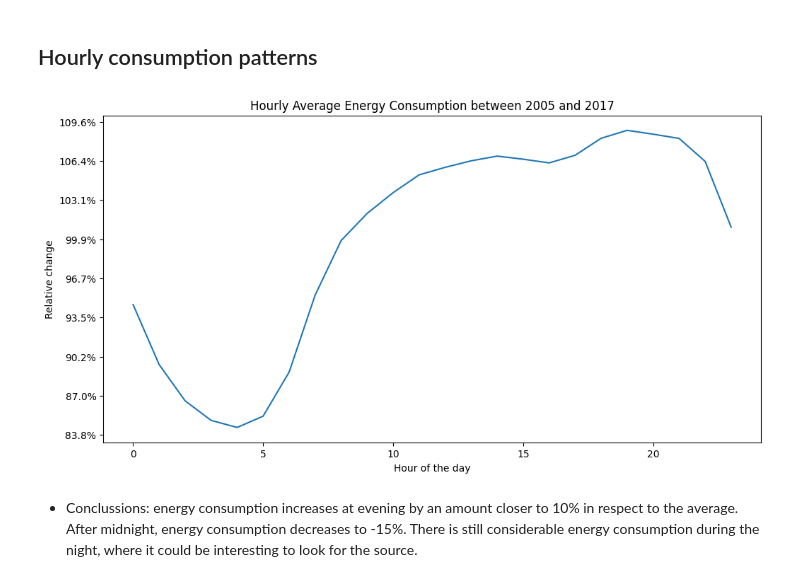
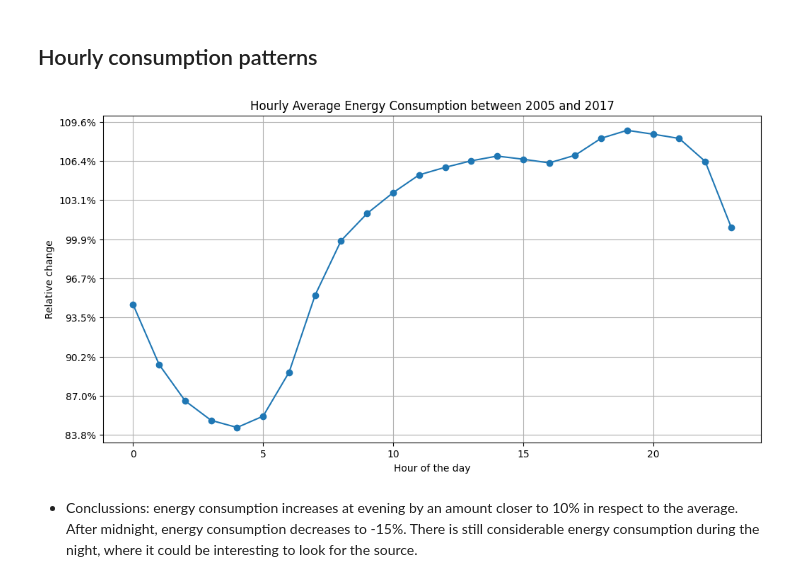
Before and after one commit to anmar36a/Data-Analysis, a Jupyter notebook: Energy_consumption_in_the_US.ipynb, the cells around one changed output. Drawn from its saved outputs; the diff is of its cells as text; code cells hidden in the pictures.

```diff
--- a/Energy_consumption_in_the_US.ipynb
+++ b/Energy_consumption_in_the_US.ipynb
@@ -364,23 +370,24 @@ Average consumption per day (TW) between 2005 and 2017
 # %%
 # Display the relative average energy consumption per hour
 
 df['Hour'] = df['Datetime'].dt.hour
 
 # Calculate the average consumption for every hour
 avg_hour_series = df.groupby('Hour')['AEP_MW'].mean()
 
 fig, ax = plt.subplots(figsize=(12,6))
-ax.plot(avg_hour_series)
+ax.plot(avg_hour_series, marker='o')
 
 ax.set_title("Hourly Average Energy Consumption between 2005 and 2017")
 ax.set_xlabel("Hour of the day")
 ax.set_ylabel("Relative change")
+ax.grid(visible=True)
 
 # Put percentages in the y axis
 avg_hourly_consumption = np.mean(avg_hour_series)
 ax.yaxis.set_major_formatter(mtick.PercentFormatter(xmax=avg_hourly_consumption))
 # %% [output]
-[figure, old version]
+[figure, new version]
 # %% [markdown]
 - Conclussions: energy consumption increases at evening by an amount closer to 10% in respect to the average. After midnight, energy consumption decreases to -15%. There is still considerable energy consumption during the night, where it could be interesting to look for the source.
 # %%
```
Also changed, not shown: parts of 13 cells of this notebook.
